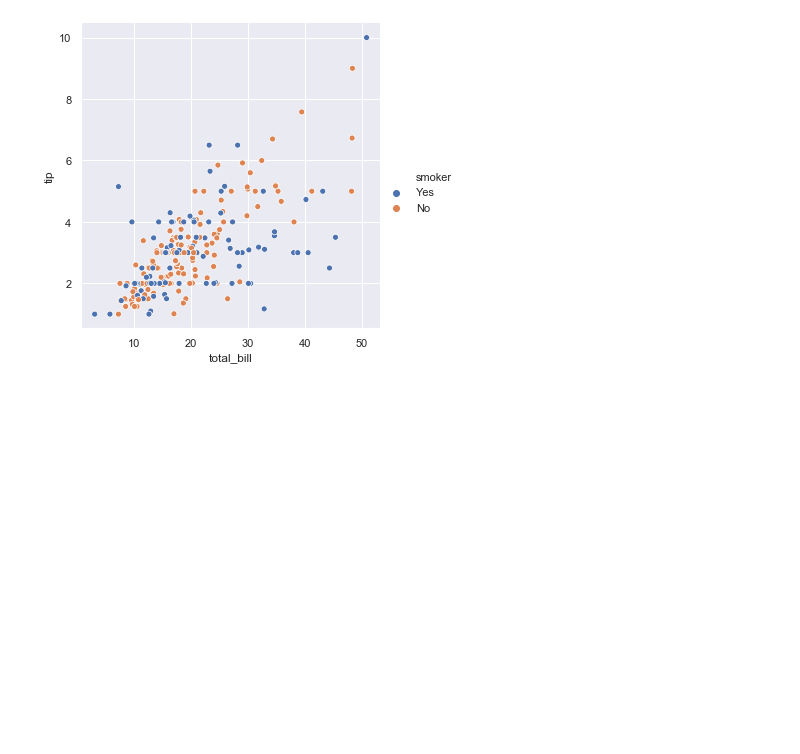
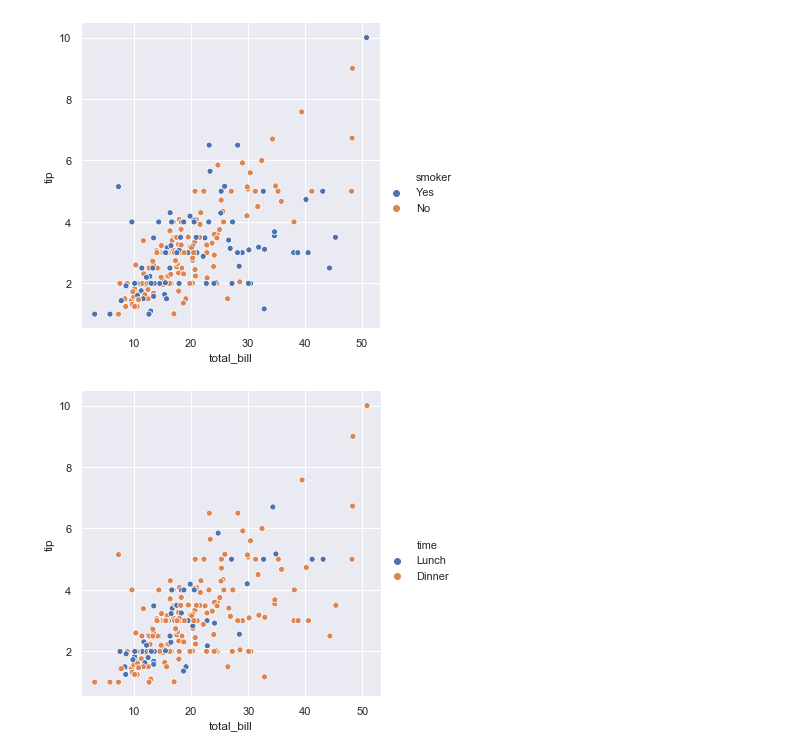
Before and after one commit to oprinceisaac/Fundamentals-DA-Assignment, a Jupyter notebook: Fundamentals-DA-Assignment.ipynb, the cells around one changed output. Cells and saved outputs as stored; diff of their text form; code cells hidden in the pictures; blank space fills up the shorter version.

Commit message:
Additional Plots

```diff
--- a/Fundamentals-DA-Assignment.ipynb
+++ b/Fundamentals-DA-Assignment.ipynb
@@ -27,3 +27,7 @@ sns.relplot(x="total_bill", y="tip", hue="day", data=tips);
 sns.relplot(x="total_bill", y="tip", hue="smoker", data=tips);
 # %% [output]
 [figure]
+# %%
+sns.relplot(x="total_bill", y="tip", hue="time", data=tips);
+# %% [output]
+[figure, added]
```
Also changed, not shown: parts of 1 cell of this notebook.
